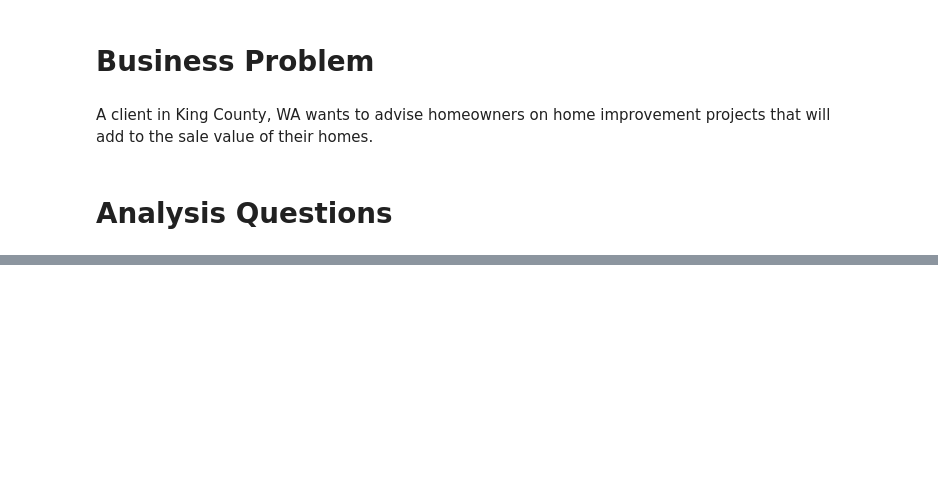
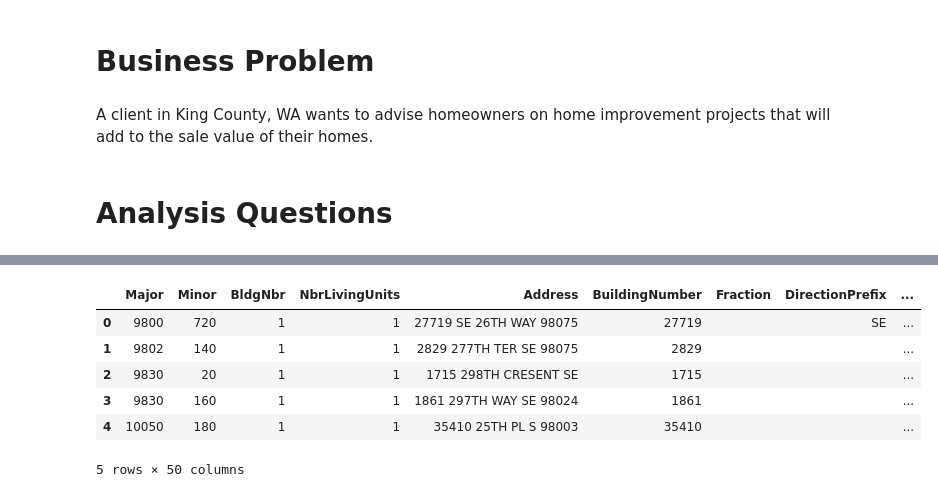
Before and after one commit to samtuleen/King-County-Home-Price-Predictors, a Jupyter notebook: notebooks/exploratory/Predicting-Most-Valuable-Home-Projects-In-King-County-Analysis.ipynb, the cells around one changed output, grey strips where cells are left out. Saved outputs shown, nothing was run; the diff lists cells and outputs as text; code cells hidden in the pictures; blank space fills up the shorter version.

```diff
--- a/notebooks/exploratory/Predicting-Most-Valuable-Home-Projects-In-King-County-Analysis.ipynb
+++ b/notebooks/exploratory/Predicting-Most-Valuable-Home-Projects-In-King-County-Analysis.ipynb
@@ -22,0 +128,11 @@ Questin 3: Will upgrading to a forced-air heating system increase the sale price
+# %%
+df2 = pd.read_csv('../../data/raw/EXTR_ResBldg.csv')
+df2.head()
+# %% [output]
+|  | Major | Minor | BldgNbr | NbrLivingUnits | Address | BuildingNumber | Fraction | DirectionPrefix | ... |
+| 0 | 9800 | 720 | 1 | 1 | 27719 SE 26TH WAY 98075 | 27719 |  | SE | ... |
+| 1 | 9802 | 140 | 1 | 1 | 2829 277TH TER SE 98075 | 2829 |  |  | ... |
+| 2 | 9830 | 20 | 1 | 1 | 1715 298TH CRESENT SE | 1715 |  |  | ... |
+| 3 | 9830 | 160 | 1 | 1 | 1861 297TH WAY SE 98024 | 1861 |  |  | ... |
+| 4 | 10050 | 180 | 1 | 1 | 35410 25TH PL S 98003 | 35410 |  |  | ... |
+5 rows × 50 columns
```
Also changed, not shown: parts of 18 cells of this notebook.
